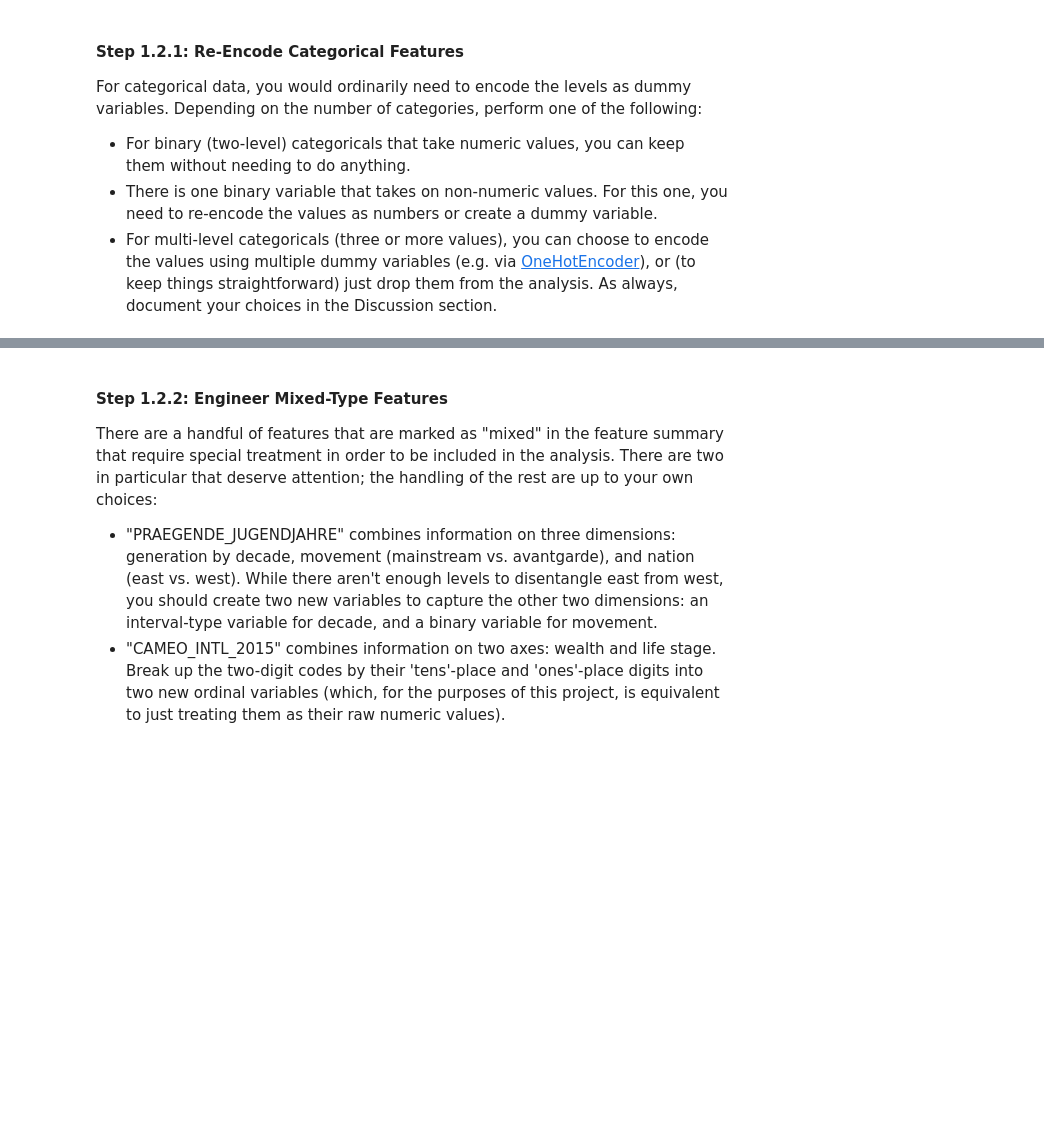
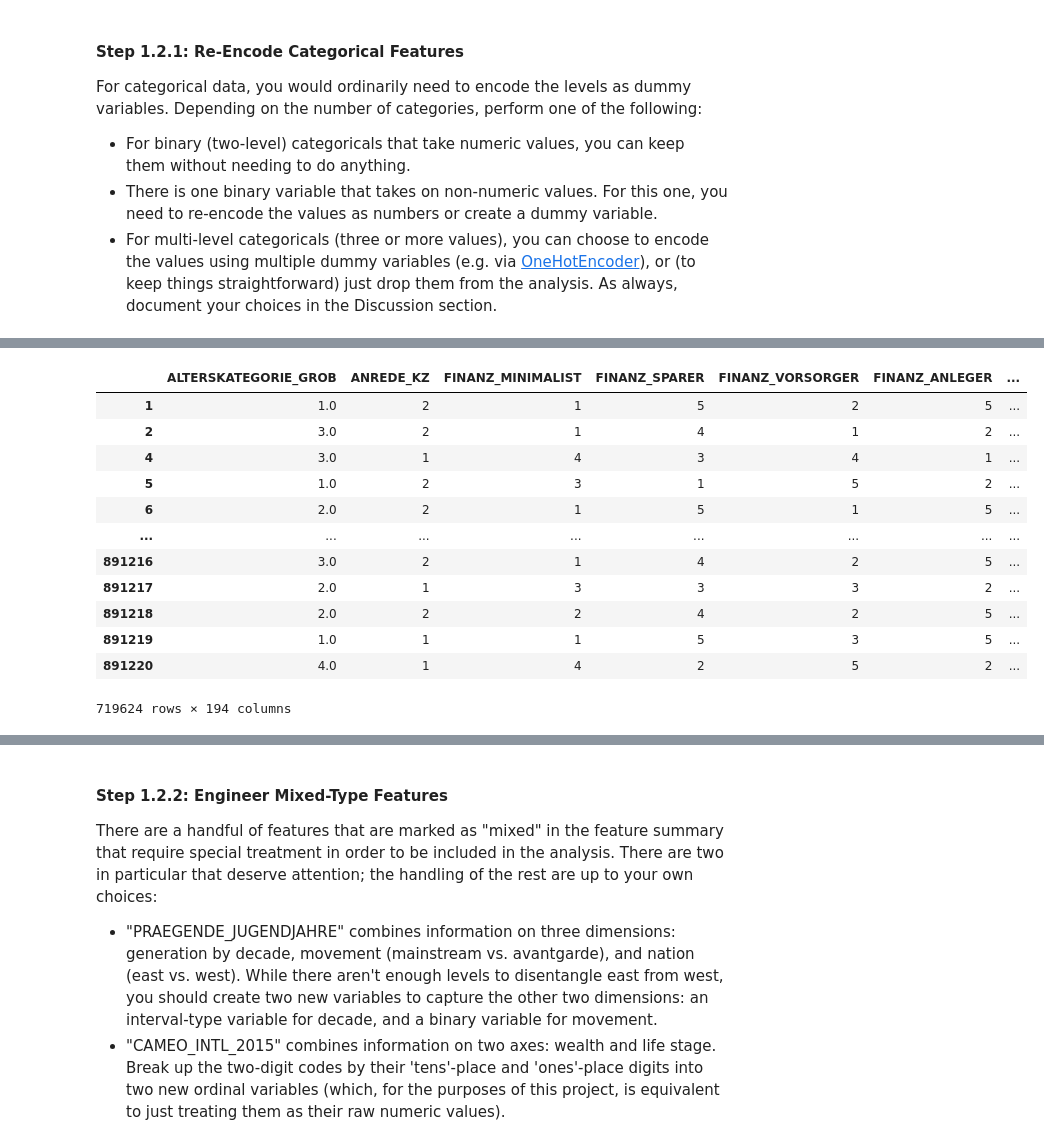
Before and after one commit to anuragkapur/udacity-into-to-machine-learning, a Jupyter notebook: src/projects/p3_identify_customer_segments/Identify_Customer_Segments.ipynb, the cells around one changed output, grey strips where cells are left out. Saved outputs shown, nothing was run; the diff lists cells and outputs as text; code cells hidden in the pictures; blank space fills up the shorter version.

Commit message:
Complete section 1.2.1 - re-encoding categorical data

```diff
--- a/src/projects/p3_identify_customer_segments/Identify_Customer_Segments.ipynb
+++ b/src/projects/p3_identify_customer_segments/Identify_Customer_Segments.ipynb
@@ -563,0 +584,10 @@ Data wrangling is often the trickiest part of the data analysis process, and the
+# %%
+print('Number of features of each data type in the dataset obtained after removing outlier columns')
+
+def remove_features_from_feat_info(features_to_keep):
+    return feat_info[feat_info['attribute'].isin(features_to_keep)]
+
+columns = azdias_no_outliers_columns.columns
+feat_info_filtered = remove_features_from_feat_info(columns)
+feature_type_count = get_feature_type_count(feat_info_filtered)
+feature_type_count
@@ -579,0 +651,48 @@ For categorical data, you would ordinarily need to encode the levels as dummy va
+# %%
+# Re-encode categorical variable(s) to be kept in the analysis.
+
+df = azdias_rows_without_many_unknowns.copy()
+
+## Re-encode OST_WEST_KZ which has binary values 'W' and 'O'
+df['OST_WEST_KZ'] = df['OST_WEST_KZ'].replace(['W', 'O'], ['0', '1'])
+
+## Alternative approach:
+# from sklearn.preprocessing import LabelEncoder
+
+# le = LabelEncoder()
+# df.loc[:, 'OST_WEST_KZ'] = le.fit_transform(df['OST_WEST_KZ'])
+
+## Encode multi-level categorical features using OneHotEncoder
+from sklearn.preprocessing import OneHotEncoder
+
+def encode_feature(feature_name, df):
+    enc = OneHotEncoder(handle_unknown='ignore')
+    encoded_vals = enc.fit_transform(df[[feature_name]])
+    column_names = enc.get_feature_names([feature_name])
+    enc_df = pd.DataFrame(encoded_vals.toarray(), columns=column_names)
+    df = df.join(enc_df)
+    df = df.drop(feature_name, axis=1)
+    return df
+
+### Categorical features with multi-level values
+multi_level_features = feat_cat_analysis[feat_cat_analysis['sub_type'] == 'multi-level']['feature'].values
+#### Forward fill NaNs as OneHotEncoding can't handle NaNs
+df = df.fillna(method='ffill', axis=0)
+for feature in multi_level_features:
+    df = encode_feature(feature, df)
+
+df
+# %% [output]
+|  | ALTERSKATEGORIE_GROB | ANREDE_KZ | FINANZ_MINIMALIST | FINANZ_SPARER | FINANZ_VORSORGER | FINANZ_ANLEGER | ... |
+| 1 | 1.0 | 2 | 1 | 5 | 2 | 5 | ... |
+| 2 | 3.0 | 2 | 1 | 4 | 1 | 2 | ... |
+| 4 | 3.0 | 1 | 4 | 3 | 4 | 1 | ... |
+| 5 | 1.0 | 2 | 3 | 1 | 5 | 2 | ... |
+| 6 | 2.0 | 2 | 1 | 5 | 1 | 5 | ... |
+| ... | ... | ... | ... | ... | ... | ... | ... |
+| 891216 | 3.0 | 2 | 1 | 4 | 2 | 5 | ... |
+| 891217 | 2.0 | 1 | 3 | 3 | 3 | 2 | ... |
+| 891218 | 2.0 | 2 | 2 | 4 | 2 | 5 | ... |
+| 891219 | 1.0 | 1 | 1 | 5 | 3 | 5 | ... |
+| 891220 | 4.0 | 1 | 4 | 2 | 5 | 2 | ... |
+719624 rows × 194 columns
```
Also changed, not shown: parts of 10 cells of this notebook.
